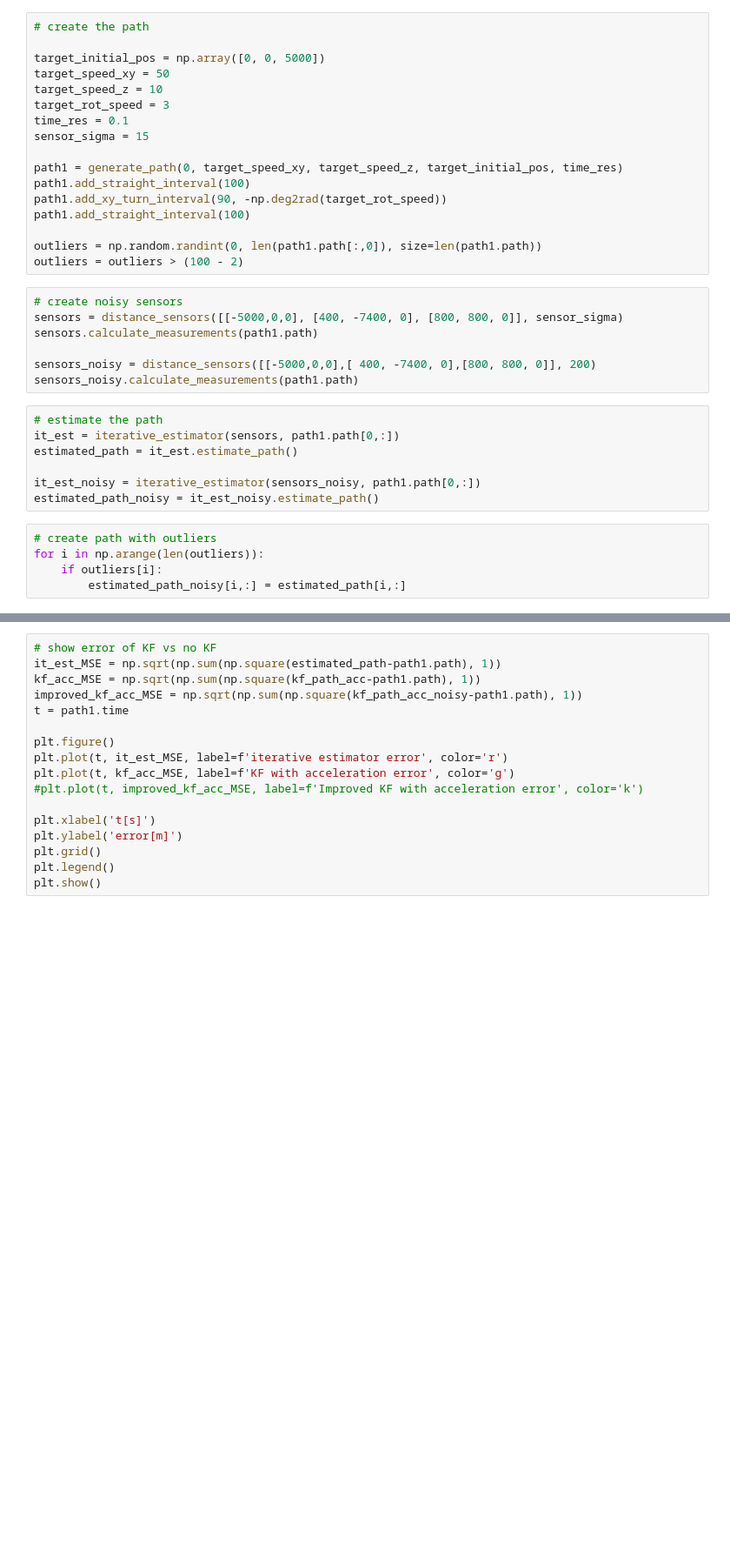
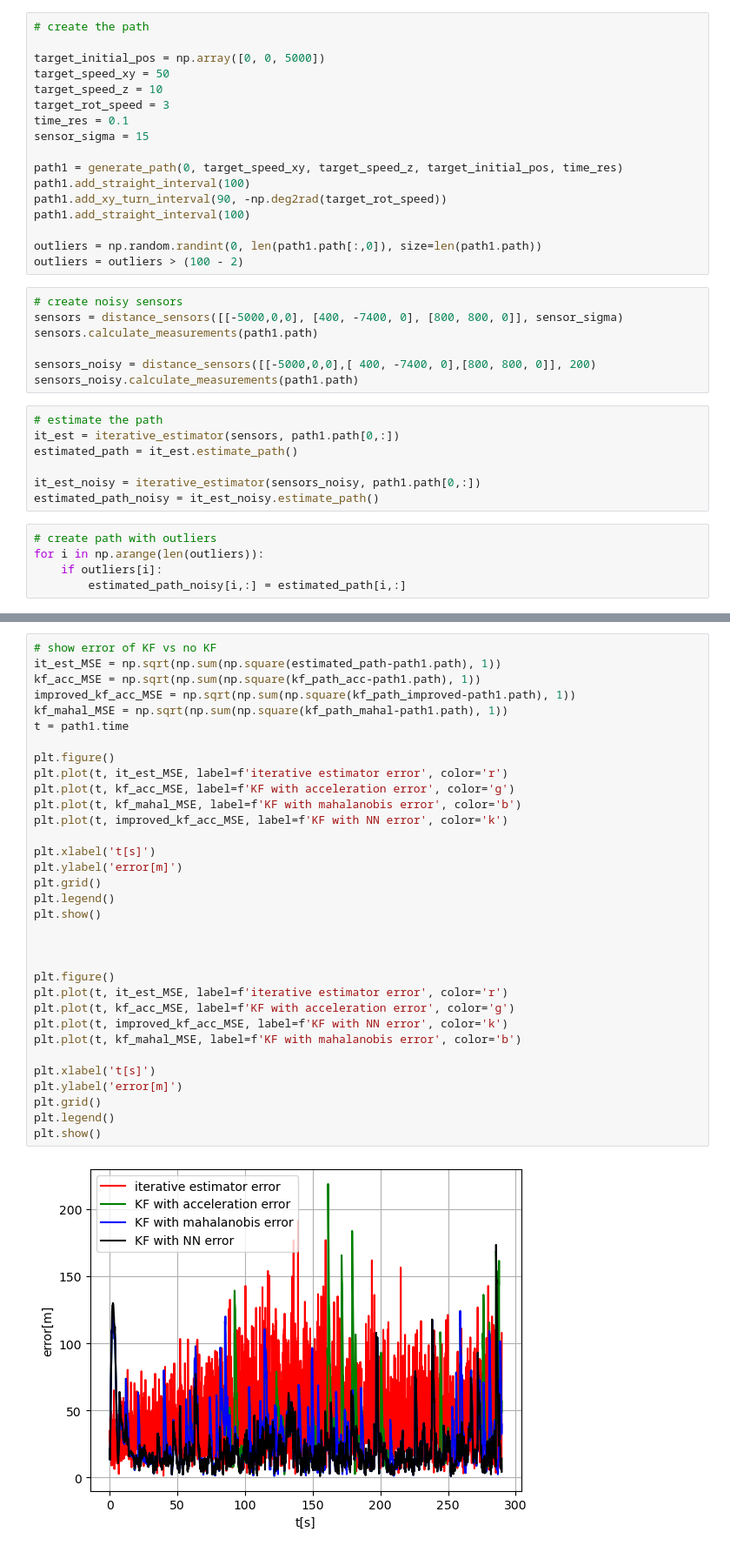
Before and after one commit to EilamNir/noisy-triangulation, a Jupyter notebook: python/src/Improved_KF.ipynb, the cells around one changed output, grey strips where cells are left out. Shown at 87% size. Saved outputs shown, nothing was run; the diff lists cells and outputs as text; blank space fills up the shorter version.

```diff
--- a/python/src/Improved_KF.ipynb
+++ b/python/src/Improved_KF.ipynb
@@ -85,17 +103,35 @@ TypeError: tuple indices must be integers or slices, not tuple
 # %%
 # show error of KF vs no KF
 it_est_MSE = np.sqrt(np.sum(np.square(estimated_path-path1.path), 1))
 kf_acc_MSE = np.sqrt(np.sum(np.square(kf_path_acc-path1.path), 1))
-improved_kf_acc_MSE = np.sqrt(np.sum(np.square(kf_path_acc_noisy-path1.path), 1))
+improved_kf_acc_MSE = np.sqrt(np.sum(np.square(kf_path_improved-path1.path), 1))
+kf_mahal_MSE = np.sqrt(np.sum(np.square(kf_path_mahal-path1.path), 1))
 t = path1.time
 
 plt.figure()
 plt.plot(t, it_est_MSE, label=f'iterative estimator error', color='r')
 plt.plot(t, kf_acc_MSE, label=f'KF with acceleration error', color='g')
-#plt.plot(t, improved_kf_acc_MSE, label=f'Improved KF with acceleration error', color='k')
+plt.plot(t, kf_mahal_MSE, label=f'KF with mahalanobis error', color='b')
+plt.plot(t, improved_kf_acc_MSE, label=f'KF with NN error', color='k')
 
 plt.xlabel('t[s]')
 plt.ylabel('error[m]')
 plt.grid()
 plt.legend()
 plt.show()
+
+
+
+plt.figure()
+plt.plot(t, it_est_MSE, label=f'iterative estimator error', color='r')
+plt.plot(t, kf_acc_MSE, label=f'KF with acceleration error', color='g')
+plt.plot(t, improved_kf_acc_MSE, label=f'KF with NN error', color='k')
+plt.plot(t, kf_mahal_MSE, label=f'KF with mahalanobis error', color='b')
+
+plt.xlabel('t[s]')
+plt.ylabel('error[m]')
+plt.grid()
+plt.legend()
+plt.show()
+# %% [output]
+[figure, added]
```
Also changed, not shown: parts of 6 cells of this notebook, 1 other file.
